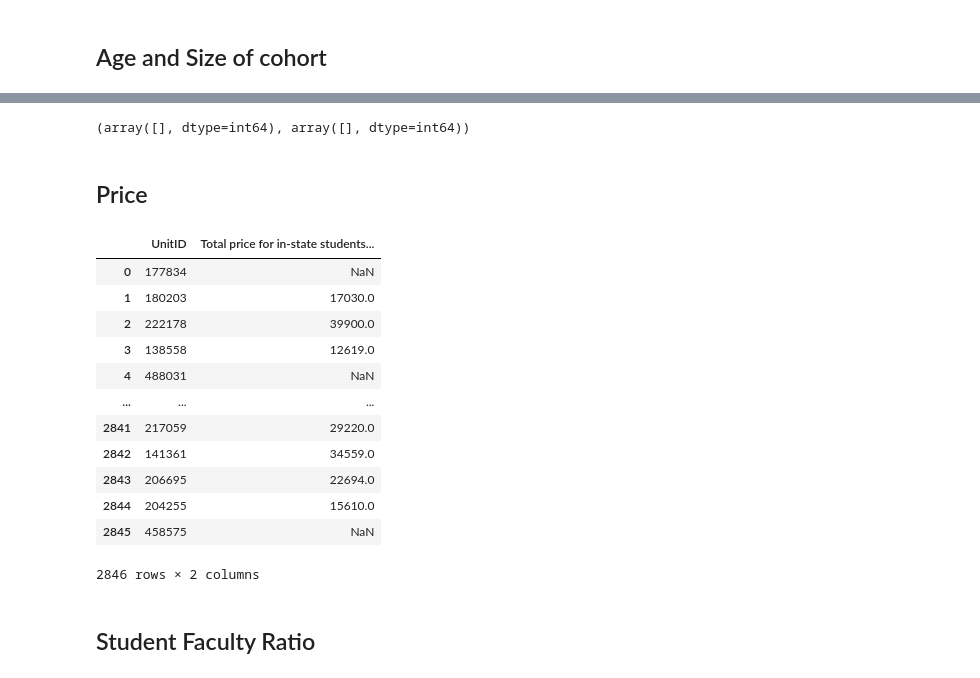
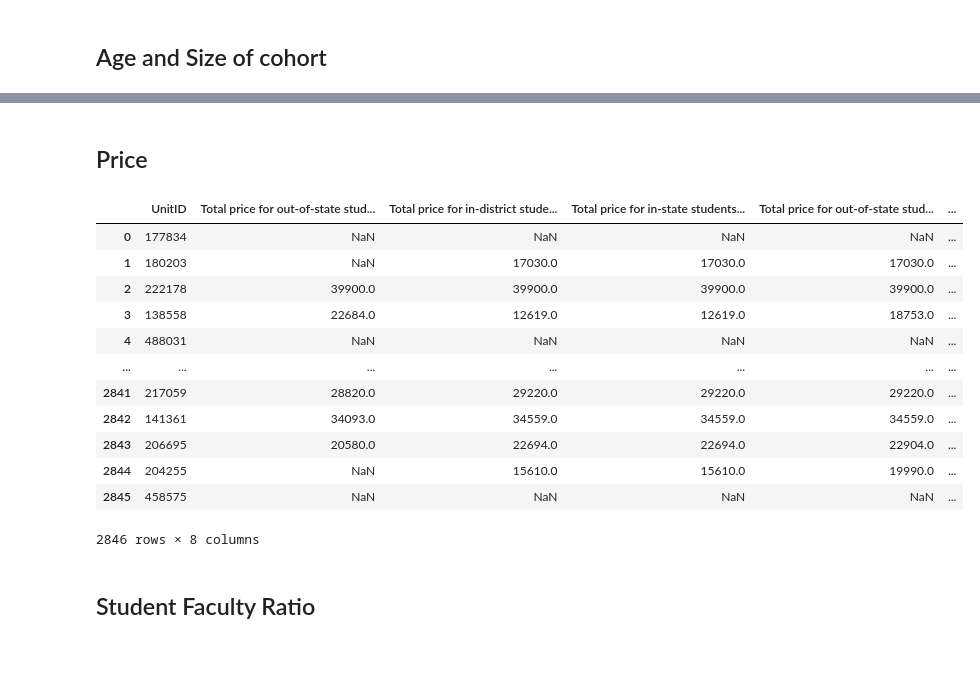
Before and after one commit to robcamp-code/DataSciencePortfolio, a Jupyter notebook: GradRates/DataWrangling.ipynb, the cells around one changed output, grey strips where cells are left out. Drawn from its saved outputs; the diff is of its cells as text; code cells hidden in the pictures.

```diff
--- a/GradRates/DataWrangling.ipynb
+++ b/GradRates/DataWrangling.ipynb
@@ -381,27 +381,23 @@ dtype: int64
-# %%
-np.where(np.isinf(age_df))
-# %% [output]
-(array([], dtype=int64), array([], dtype=int64))
 # %% [markdown]
 ## Price
+# %%
+price_df = numeric_df.loc[:,numeric_df.columns[96:103]].reset_index()
 # %%
-price_df = numeric_df.loc[:,numeric_df.columns[98]].reset_index()
-
 price_df
 # %% [output]
-|  | UnitID | Total price for in-state students... |
-| 0 | 177834 | NaN |
-| 1 | 180203 | 17030.0 |
-| 2 | 222178 | 39900.0 |
-| 3 | 138558 | 12619.0 |
-| 4 | 488031 | NaN |
-| ... | ... | ... |
-| 2841 | 217059 | 29220.0 |
-| 2842 | 141361 | 34559.0 |
-| 2843 | 206695 | 22694.0 |
-| 2844 | 204255 | 15610.0 |
-| 2845 | 458575 | NaN |
+|  | UnitID | Total price for out-of-state stud... | Total price for in-district stude... | Total price for in-state students... | Total price for out-of-state stud... | ... |
+| 0 | 177834 | NaN | NaN | NaN | NaN | ... |
+| 1 | 180203 | NaN | 17030.0 | 17030.0 | 17030.0 | ... |
+| 2 | 222178 | 39900.0 | 39900.0 | 39900.0 | 39900.0 | ... |
+| 3 | 138558 | 22684.0 | 12619.0 | 12619.0 | 18753.0 | ... |
+| 4 | 488031 | NaN | NaN | NaN | NaN | ... |
+| ... | ... | ... | ... | ... | ... | ... |
+| 2841 | 217059 | 28820.0 | 29220.0 | 29220.0 | 29220.0 | ... |
+| 2842 | 141361 | 34093.0 | 34559.0 | 34559.0 | 34559.0 | ... |
+| 2843 | 206695 | 20580.0 | 22694.0 | 22694.0 | 22904.0 | ... |
+| 2844 | 204255 | NaN | 15610.0 | 15610.0 | 19990.0 | ... |
+| 2845 | 458575 | NaN | NaN | NaN | NaN | ... |
-2846 rows × 2 columns
+2846 rows × 8 columns
 # %% [markdown]
 ## Student Faculty Ratio
 # %%
```
Also changed, not shown: parts of 9 cells of this notebook, 11 other files.
